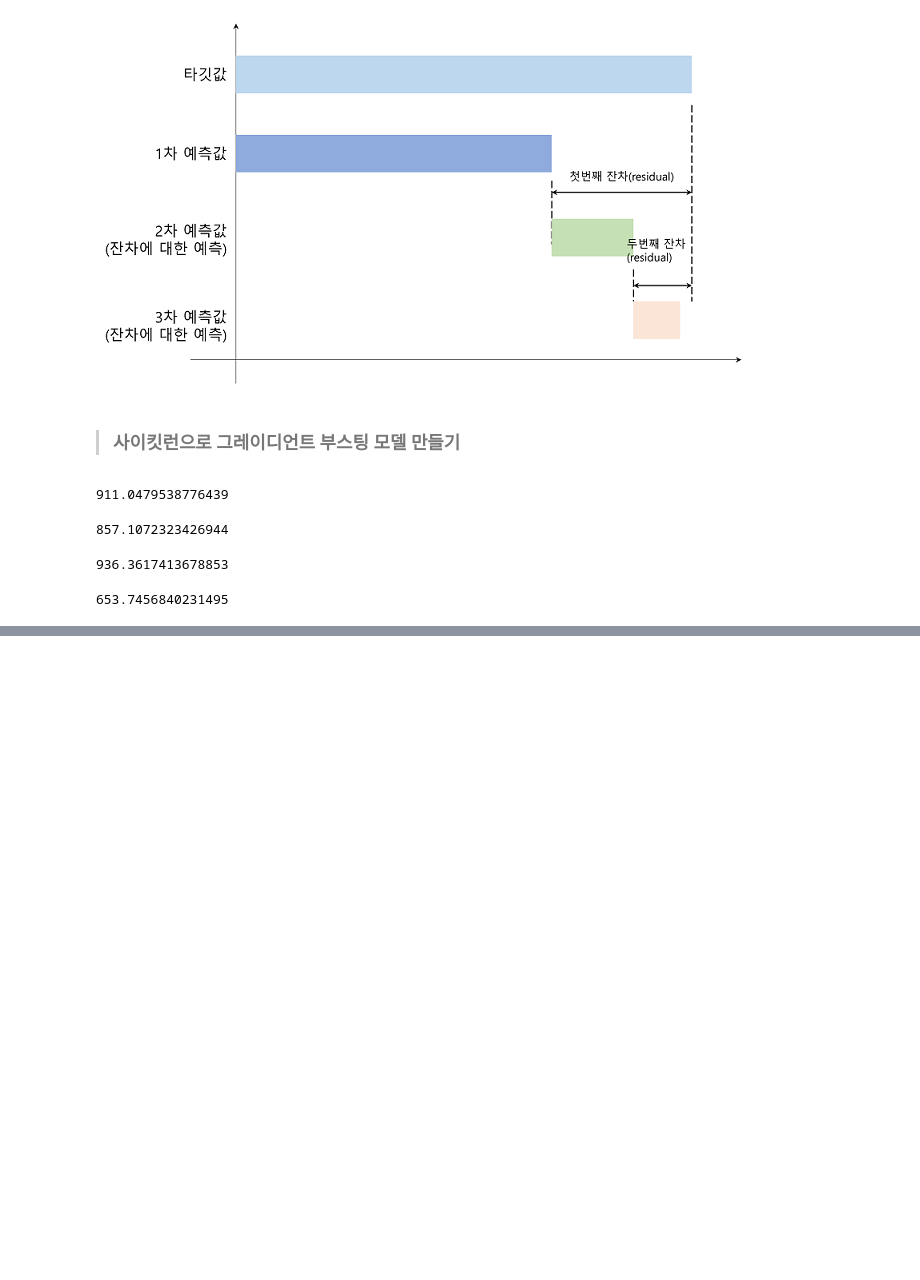
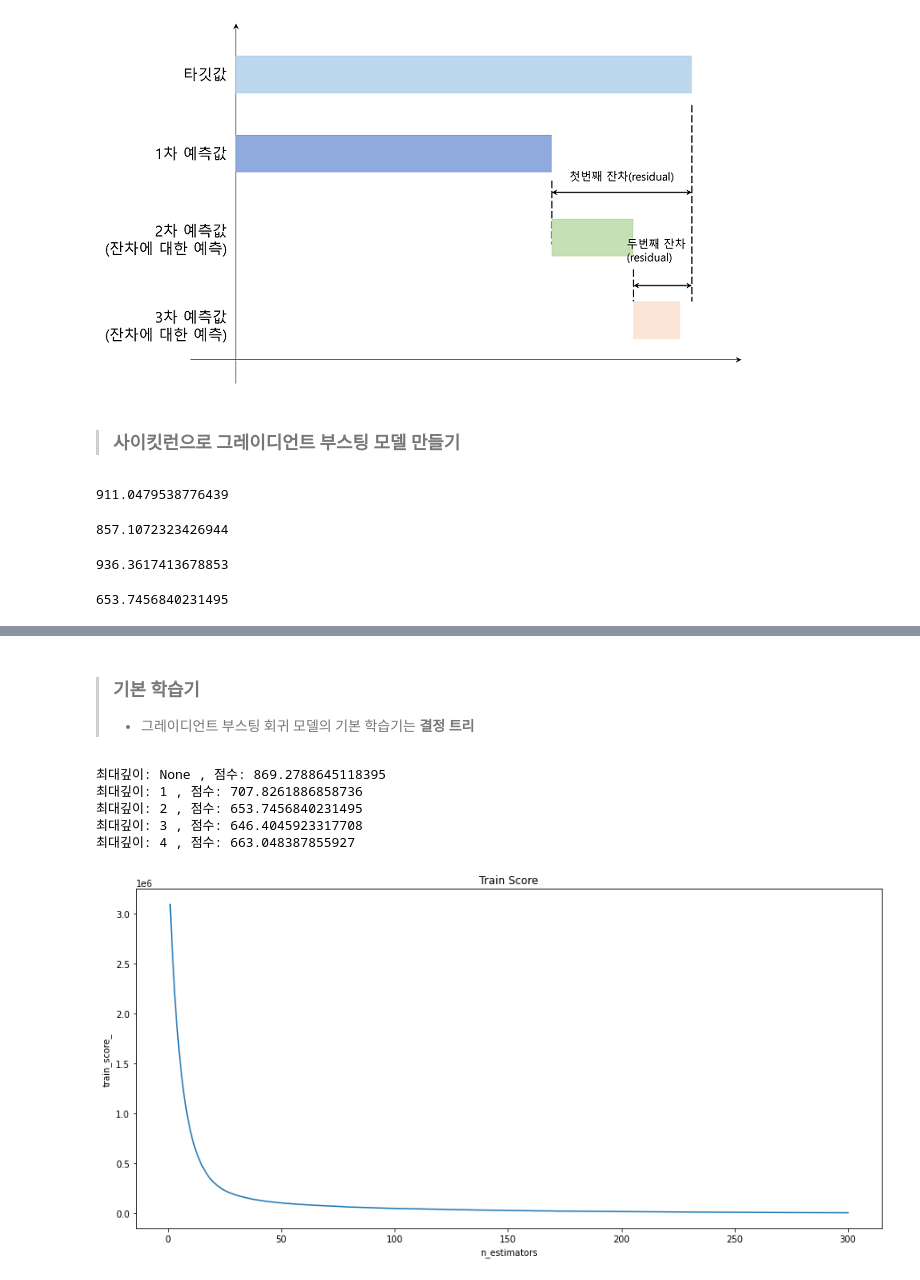
Before and after one commit to mini3713/mini3713, a Jupyter notebook: 머신러닝+딥러닝/XGBoost_04_From_Gradient_Boosting_to_XGBoost.ipynb, the cells around one changed output, grey strips where cells are left out. Saved outputs shown, nothing was run; the diff lists cells and outputs as text; code cells hidden in the pictures; blank space fills up the shorter version.

```diff
--- a/머신러닝+딥러닝/XGBoost_04_From_Gradient_Boosting_to_XGBoost.ipynb
+++ b/머신러닝+딥러닝/XGBoost_04_From_Gradient_Boosting_to_XGBoost.ipynb
@@ -137,0 +189,29 @@ MSE(y_test, y_pred)**0.5
+# %% [markdown]
+> ### 기본 학습기
+> * 그레이디언트 부스팅 회귀 모델의 기본 학습기는 **결정 트리**
+# %%
+# 하나의 예로 max_depth
+depths = [None, 1, 2, 3, 4]
+for depth in depths:
+  gbr = GradientBoostingRegressor(max_depth=depth, n_estimators=300, random_state=2)
+  gbr.fit(X_train, y_train)
+  y_pred = gbr.predict(X_test)
+  rmse = MSE(y_test, y_pred)**0.5
+  print('최대깊이:', depth, ', 점수:', rmse)
+# %% [output]
+최대깊이: None , 점수: 869.2788645118395
+최대깊이: 1 , 점수: 707.8261886858736
+최대깊이: 2 , 점수: 653.7456840231495
+최대깊이: 3 , 점수: 646.4045923317708
+최대깊이: 4 , 점수: 663.048387855927
+# %%
+# 손실 그래프 그리기
+# 손실함수 값은 train_score_ 속성에 저장
+plt.figure(figsize=(15,7))
+plt.plot(range(1, 301), gbr.train_score_)
+plt.xlabel('n_estimators')
+plt.ylabel('train_score_')
+plt.title('Train Score')
+plt.show()
+# %% [output]
+[figure, added]
```
Also changed, not shown: parts of 23 cells of this notebook.
